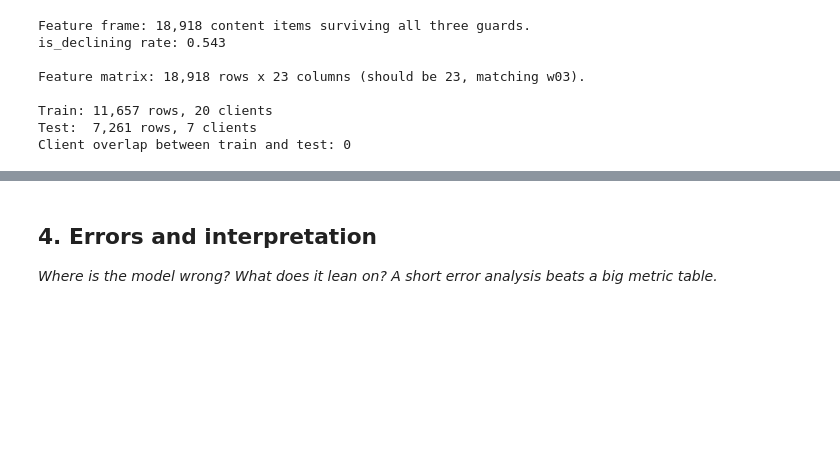
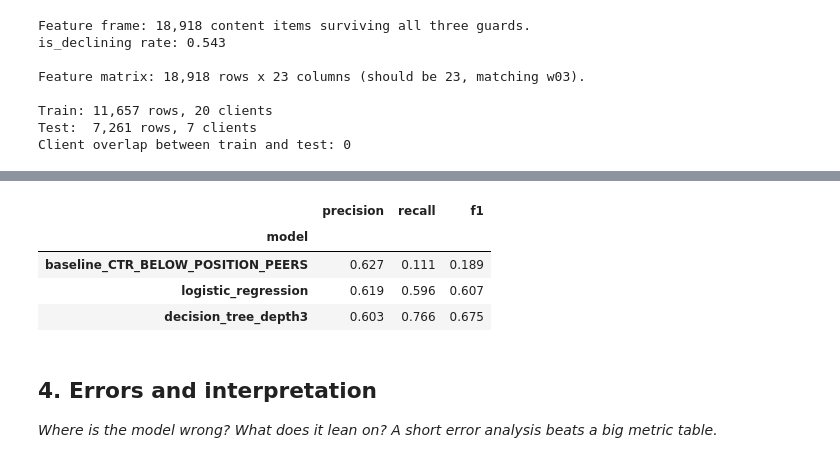
Before and after one commit to vahagngrigoryan2006/flyrank-internship-ml, a Jupyter notebook: work/notebooks/w05_model.ipynb, the cells around one changed output, grey strips where cells are left out. Cells and saved outputs as stored; diff of their text form; code cells hidden in the pictures; blank space fills up the shorter version.

```diff
--- a/work/notebooks/w05_model.ipynb
+++ b/work/notebooks/w05_model.ipynb
@@ -296,3 +420,56 @@ Test set: 7,261 rows, base rate (is_declining) = 0.473
+# %%
+from sklearn.metrics import precision_score, recall_score, f1_score
+
+classification_fold_results = {
+    "baseline_CTR_BELOW_POSITION_PEERS": {"precision": [], "recall": [], "f1": []},
+    "logistic_regression": {"precision": [], "recall": [], "f1": []},
+    "decision_tree_depth3": {"precision": [], "recall": [], "f1": []},
+}
+
+for fold_i, (tr_idx, te_idx) in enumerate(gkf.split(df, y, groups), start=1):
+    y_tr, y_te = y.iloc[tr_idx], y.iloc[te_idx]
+
+    # ---- The rule: its own binary decision IS "flagged" -- no threshold to pick ----
+    fold_base = baseline_df.copy()
+    tr_eligible_rows = fold_base.iloc[tr_idx][eligible.iloc[tr_idx]]
+    fold_tier_means = tr_eligible_rows.groupby("position_tier", observed=True)["prev_30_ctr"].mean()
+    fold_base["expected_ctr_for_tier"] = fold_base["position_tier"].map(fold_tier_means.to_dict()).astype(float)
+    fold_flagged = eligible & (fold_base["prev_30_ctr"] == 0)
+    baseline_pred = fold_flagged.iloc[te_idx].astype(int).values
+
+    # ---- Both models: refit fresh this fold, predict at the default 0.5 threshold ----
+    lr_fold = clone(lr_pipe)
+    tree_fold = clone(tree_pipe)
+    lr_fold.fit(df.iloc[tr_idx], y_tr)
+    tree_fold.fit(df.iloc[tr_idx], y_tr)
+    lr_pred = lr_fold.predict(df.iloc[te_idx])
+    tree_pred = tree_fold.predict(df.iloc[te_idx])
+
+    for key, pred in [
+        ("baseline_CTR_BELOW_POSITION_PEERS", baseline_pred),
+        ("logistic_regression", lr_pred),
+        ("decision_tree_depth3", tree_pred),
+    ]:
+        classification_fold_results[key]["precision"].append(precision_score(y_te, pred, zero_division=0))
+        classification_fold_results[key]["recall"].append(recall_score(y_te, pred, zero_division=0))
+
+# ---- One summary table: mean precision/recall/f1 per model, all folds ----
+summary_rows = []
+for key, vals in classification_fold_results.items():
+    summary_rows.append({
+        "model": key,
+        "precision": np.mean(vals["precision"]),
+        "recall": np.mean(vals["recall"]),
+        "f1": 2 * (np.mean(vals["precision"]) * np.mean(vals["recall"])) / (np.mean(vals["precision"]) + np.mean(vals["recall"])),
+    })
+classification_summary = pd.DataFrame(summary_rows).set_index("model").round(3)
+classification_summary
+# %% [output]
+|  | precision | recall | f1 |
+| model |  |  |  |
+| baseline_CTR_BELOW_POSITION_PEERS | 0.627 | 0.111 | 0.189 |
+| logistic_regression | 0.619 | 0.596 | 0.607 |
+| decision_tree_depth3 | 0.603 | 0.766 | 0.675 |
 # %% [markdown]
 ## 4. Errors and interpretation
 
```
Also changed, not shown: parts of 6 cells of this notebook.
